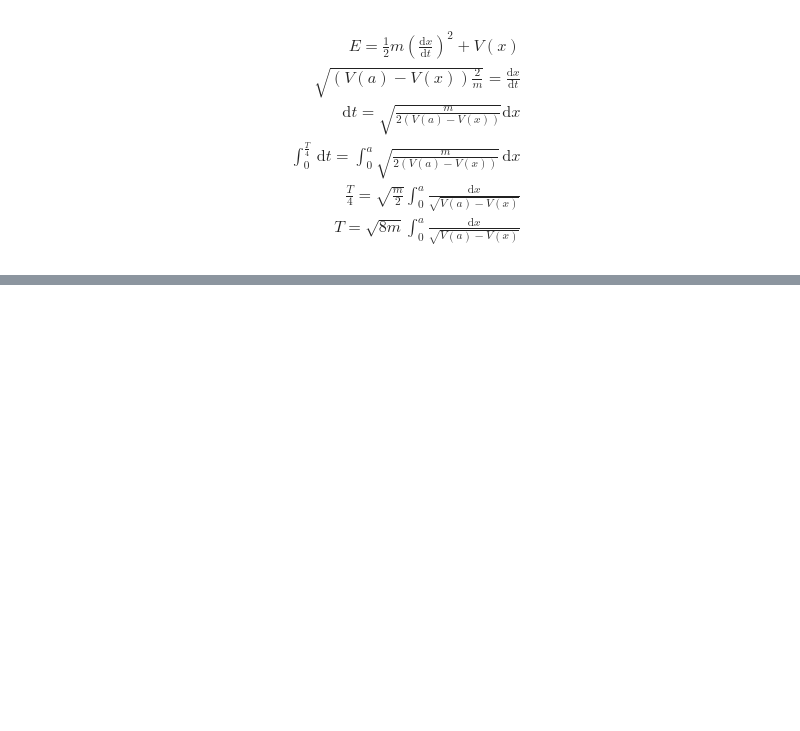
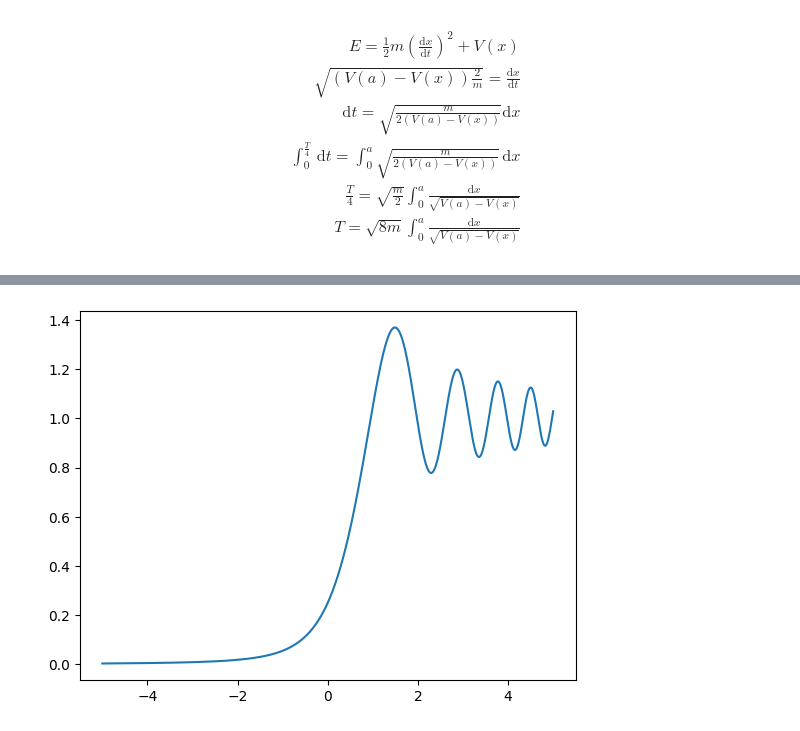
Before and after one commit to KonoEmllikDa/Fisica-Computacional, a Jupyter notebook: Física Computacional.ipynb, the cells around one changed output, grey strips where cells are left out. Drawn from its saved outputs; the diff is of its cells as text; code cells hidden in the pictures; blank space fills up the shorter version.

```diff
--- a/Física Computacional.ipynb
+++ b/Física Computacional.ipynb
@@ -302,0 +307,9 @@ ValueError: operands could not be broadcast together with shapes (100,20) (2000,
+# %%
+def BlockedWave(x,z,l,N=50):
+    u = x*np.sqrt(2/(l*z))
+    Cint = lambda t: np.cos(np.pi*t**2/2)
+    Sint = lambda t: np.sin(np.pi*t**2/2)
+    C = GaussianQuadrature(0,u,N,Cint)
+    S = GaussianQuadrature(0,u,N,Sint)
+    I = ((2*C+1)**2+(2*S+1)**2)/8
+    return I
@@ -302,0 +320,4 @@ ValueError: operands could not be broadcast together with shapes (100,20) (2000,
+# %%
+plotfunc(-5,5,1000,lambda x: BlockedWave(x,3,1))
+# %% [output]
+[figure, added]
```
Also changed, not shown: parts of 8 cells of this notebook.
